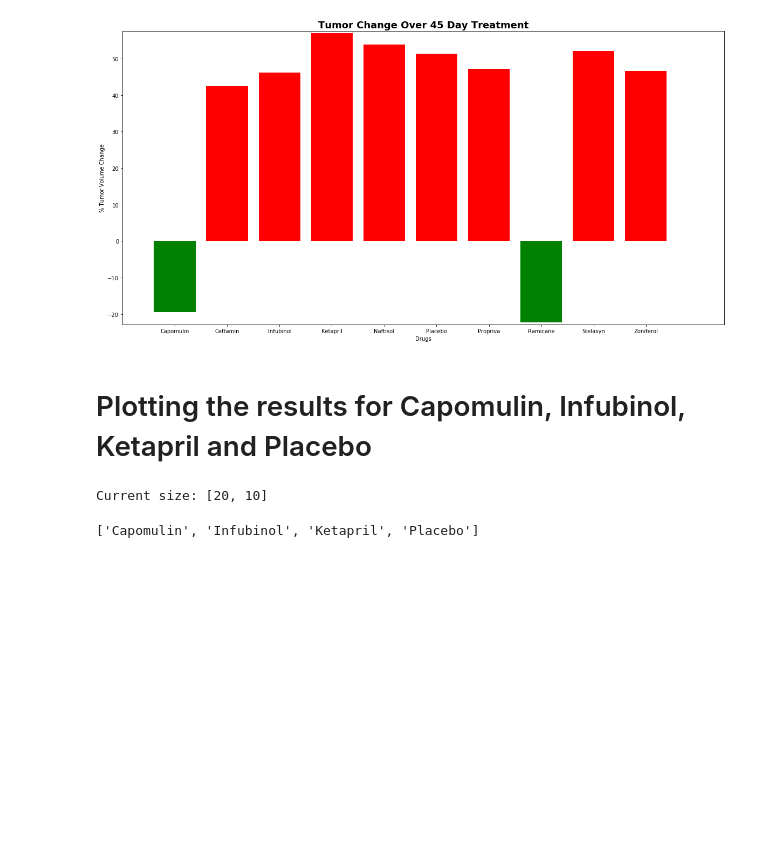
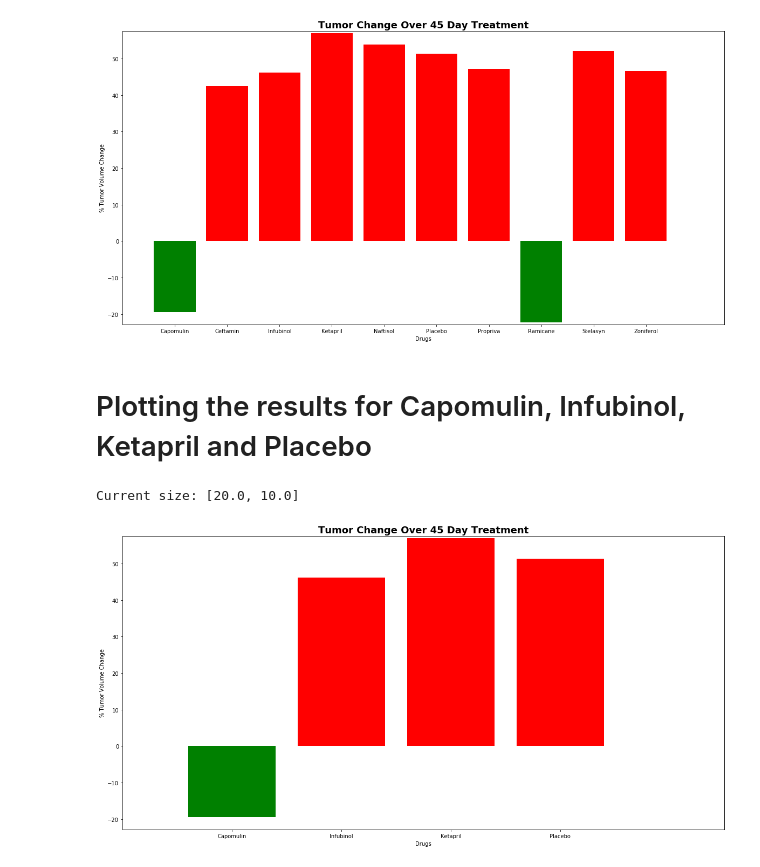
Before and after one commit to kavehamini/matplotlib-challenge, a Jupyter notebook: Pymaceuticals/pymaceuticals_Kaveh.ipynb, the cells around one changed output. Cells and saved outputs as stored; diff of their text form; code cells hidden in the pictures; blank space fills up the shorter version.

```diff
--- a/Pymaceuticals/pymaceuticals_Kaveh.ipynb
+++ b/Pymaceuticals/pymaceuticals_Kaveh.ipynb
@@ -584,29 +584,29 @@ Current size: [20.0, 10.0]
 # %%
 
 newdrugs = [Percentdiff.index[0], Percentdiff.index[2], Percentdiff.index[3], Percentdiff.index[5]]
 newpercentchange =[percetchanges[0], percetchanges[2], percetchanges[3], percetchanges[5]]
 x_axis = np.arange(len(newpercentchange))
-colors = ['r' if pc > 0 else 'g' for pc in percetchanges]
+colors = ['r' if pc > 0 else 'g' for pc in newpercentchange]
 plt.bar(x_axis, newpercentchange, color = colors, align="center")
 tick_locations = [a for a in x_axis]
 plt.xticks(tick_locations, newdrugs)
 plt.xlim(-1, len(x_axis)+0.5)
 plt.ylim(min(percetchanges)-0.5, max(percetchanges)+0.5)
 plt.title("Tumor Change Over 45 Day Treatment", fontdict = {'fontsize': 18, 'fontweight': 'bold'})
 plt.xlabel("Drugs")
 plt.ylabel("% Tumor Volume Change")
 plt.savefig("TumorChangeOver45DayTreatment.png")
 # Get current size
 fig_size = plt.rcParams["figure.figsize"]
 
 # Prints: [8.0, 6.0]
 print ("Current size:", fig_size)
 
 # Set figure width to 12 and height to 9
 fig_size[0] = 20
 fig_size[1] = 10
 plt.rcParams["figure.figsize"] = fig_size
 plt.savefig('barplot.png')
 # %% [output]
-Current size: [20, 10]
+Current size: [20.0, 10.0]
-['Capomulin', 'Infubinol', 'Ketapril', 'Placebo']
+[figure, added]
```
